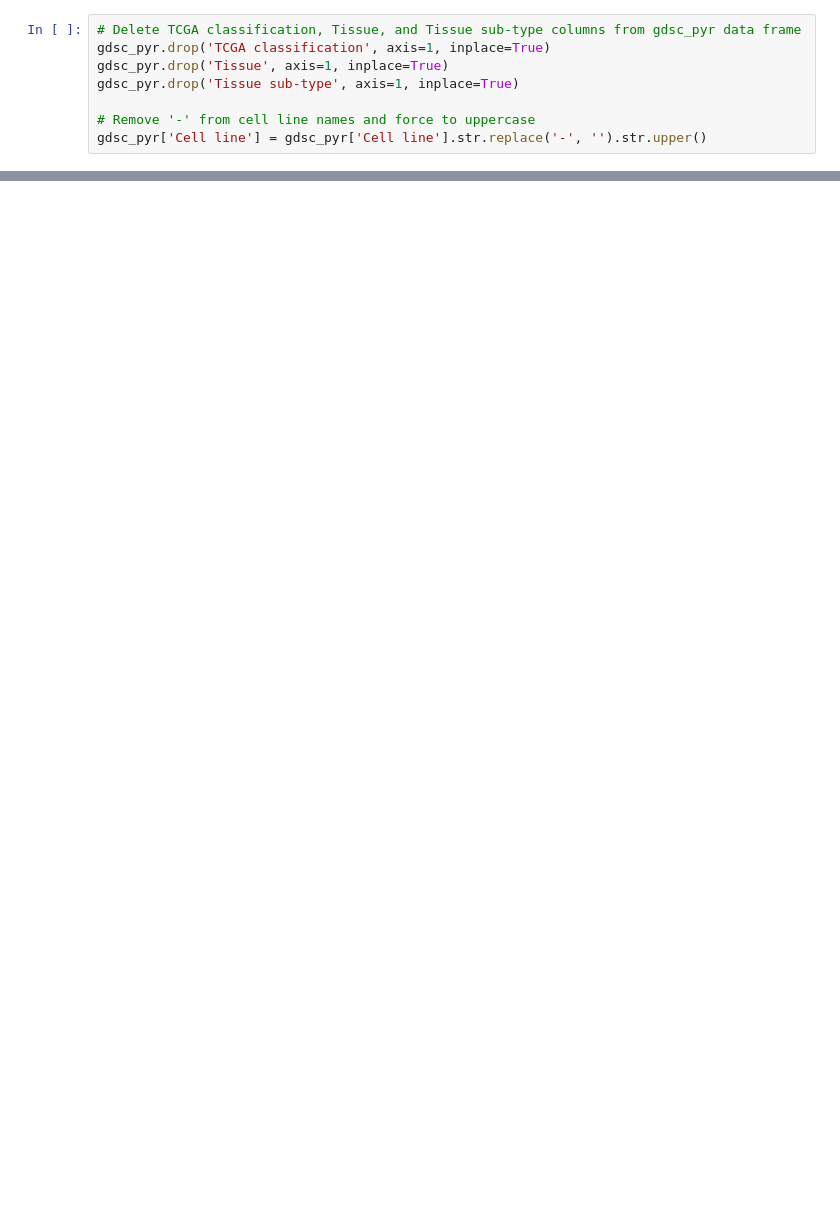
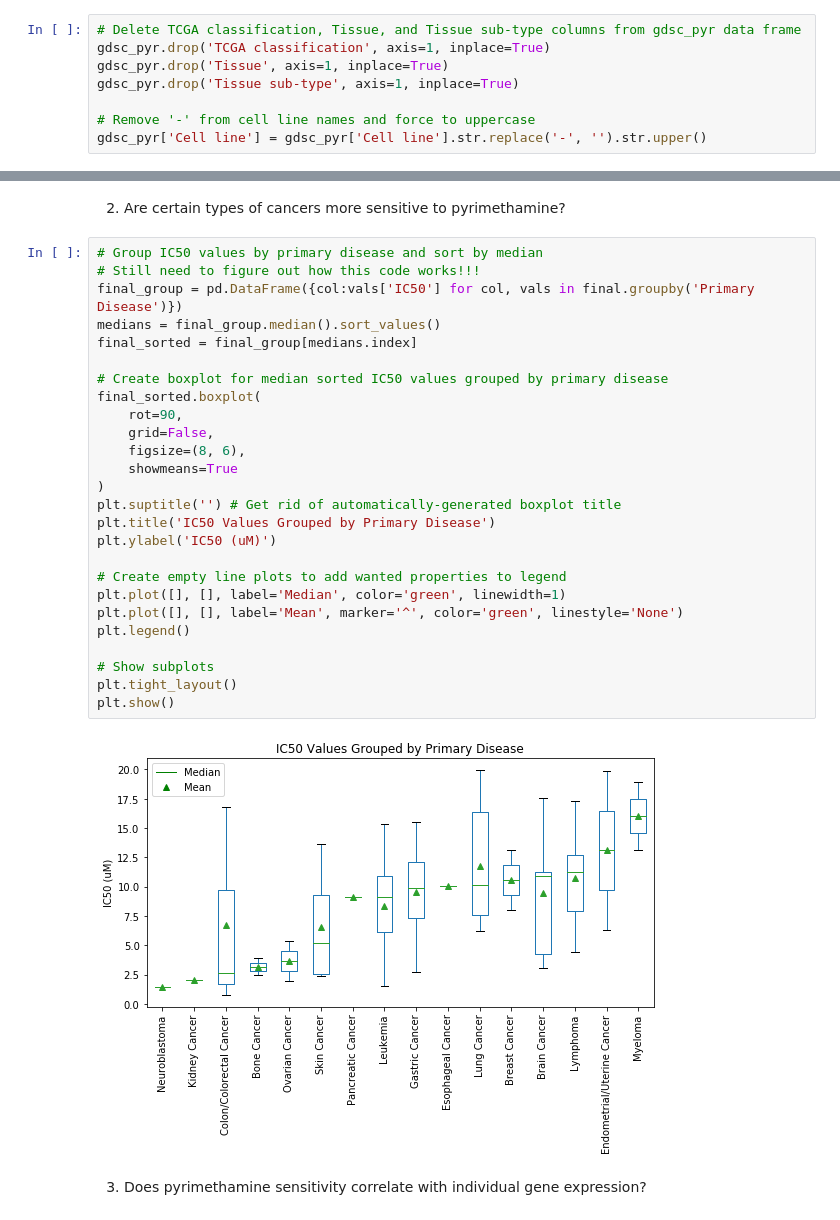
Before and after one commit to happyheppler/Thinkful, a Jupyter notebook: Analytic Report and Research Capstone.ipynb, the cells around one changed output, grey strips where cells are left out. Cells and saved outputs as stored; diff of their text form; blank space fills up the shorter version.

```diff
--- a/Analytic Report and Research Capstone.ipynb
+++ b/Analytic Report and Research Capstone.ipynb
@@ -136,0 +277,32 @@ final
+# %% [markdown]
+2. Are certain types of cancers more sensitive to pyrimethamine?
+# %%
+# Group IC50 values by primary disease and sort by median
+# Still need to figure out how this code works!!!
+final_group = pd.DataFrame({col:vals['IC50'] for col, vals in final.groupby('Primary Disease')})
+medians = final_group.median().sort_values()
+final_sorted = final_group[medians.index]
+
+# Create boxplot for median sorted IC50 values grouped by primary disease
+final_sorted.boxplot(
+    rot=90,
+    grid=False,
+    figsize=(8, 6),
+    showmeans=True
+)
+plt.suptitle('') # Get rid of automatically-generated boxplot title
+plt.title('IC50 Values Grouped by Primary Disease')
+plt.ylabel('IC50 (uM)')
+
+# Create empty line plots to add wanted properties to legend
+plt.plot([], [], label='Median', color='green', linewidth=1)
+plt.plot([], [], label='Mean', marker='^', color='green', linestyle='None')
+plt.legend()
+
+# Show subplots
+plt.tight_layout()
+plt.show()
+# %% [output]
+[figure, added]
+# %% [markdown]
+3. Does pyrimethamine sensitivity correlate with individual gene expression?
```
Also changed, not shown: parts of 16 cells of this notebook.
